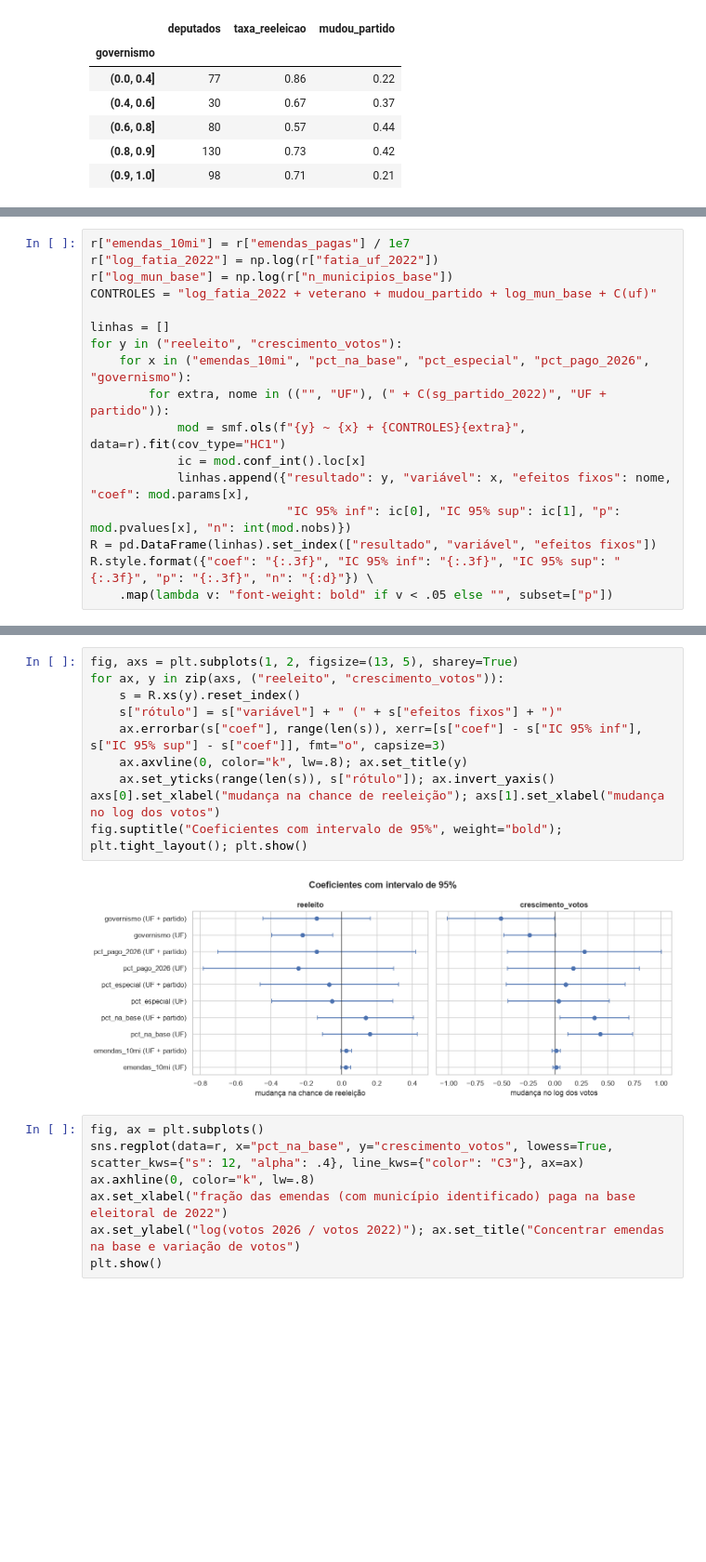
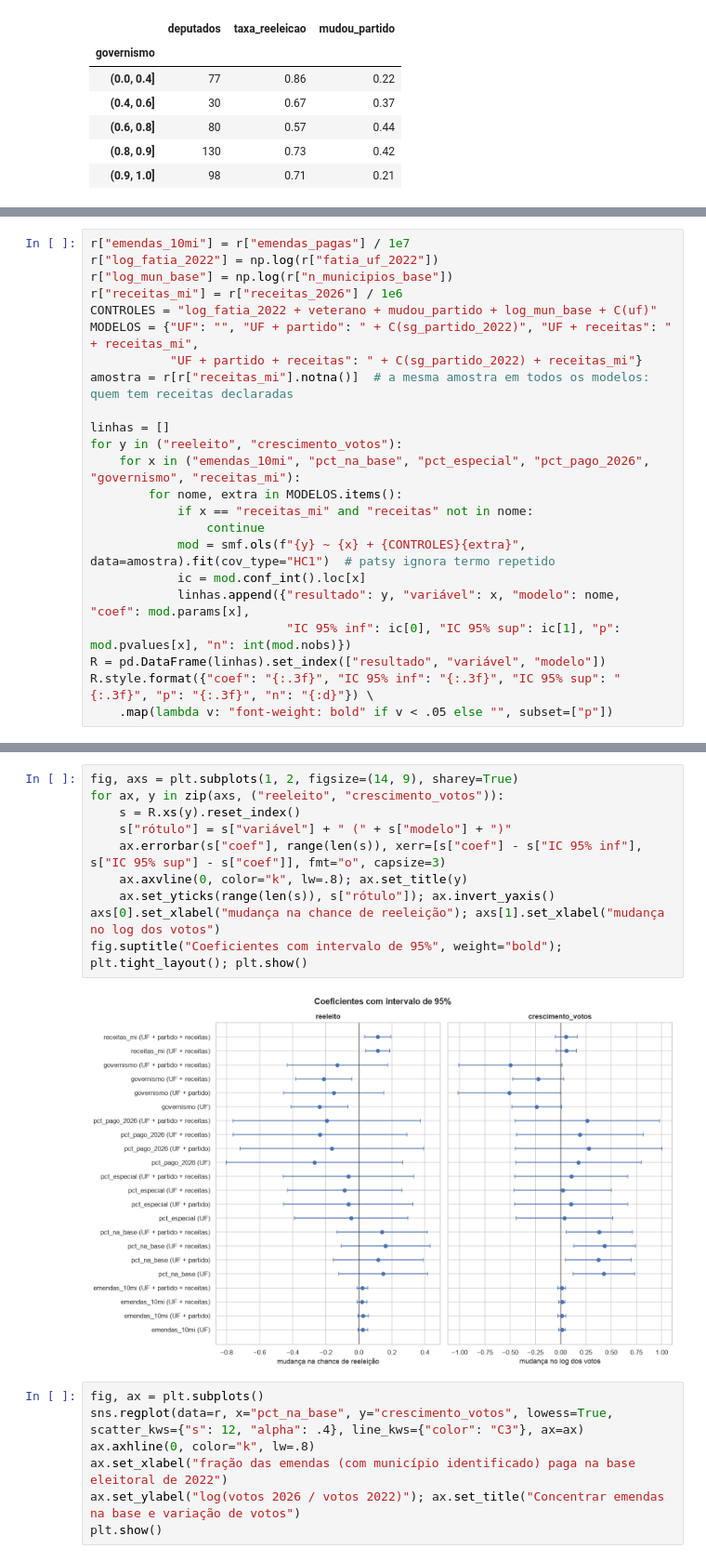
Before and after one commit to marcospflbarreto/eleicoes-2026, a Jupyter notebook: notebooks/04_emendas_reeleicao.ipynb, the cells around one changed output, grey strips where cells are left out. Shown at 93% size. Drawn from its saved outputs; the diff is of its cells as text; blank space fills up the shorter version.

```diff
--- a/notebooks/04_emendas_reeleicao.ipynb
+++ b/notebooks/04_emendas_reeleicao.ipynb
@@ -317,17 +353,23 @@ e efeitos fixos de UF. Erros-padrão robustos (HC1). `emendas_pagas` entra em R$
 r["emendas_10mi"] = r["emendas_pagas"] / 1e7
 r["log_fatia_2022"] = np.log(r["fatia_uf_2022"])
 r["log_mun_base"] = np.log(r["n_municipios_base"])
+r["receitas_mi"] = r["receitas_2026"] / 1e6
 CONTROLES = "log_fatia_2022 + veterano + mudou_partido + log_mun_base + C(uf)"
+MODELOS = {"UF": "", "UF + partido": " + C(sg_partido_2022)", "UF + receitas": " + receitas_mi",
+           "UF + partido + receitas": " + C(sg_partido_2022) + receitas_mi"}
+amostra = r[r["receitas_mi"].notna()]  # a mesma amostra em todos os modelos: quem tem receitas declaradas
 
 linhas = []
 for y in ("reeleito", "crescimento_votos"):
-    for x in ("emendas_10mi", "pct_na_base", "pct_especial", "pct_pago_2026", "governismo"):
-        for extra, nome in (("", "UF"), (" + C(sg_partido_2022)", "UF + partido")):
-            mod = smf.ols(f"{y} ~ {x} + {CONTROLES}{extra}", data=r).fit(cov_type="HC1")
+    for x in ("emendas_10mi", "pct_na_base", "pct_especial", "pct_pago_2026", "governismo", "receitas_mi"):
+        for nome, extra in MODELOS.items():
+            if x == "receitas_mi" and "receitas" not in nome:
+                continue
+            mod = smf.ols(f"{y} ~ {x} + {CONTROLES}{extra}", data=amostra).fit(cov_type="HC1")  # patsy ignora termo repetido
             ic = mod.conf_int().loc[x]
-            linhas.append({"resultado": y, "variável": x, "efeitos fixos": nome, "coef": mod.params[x],
+            linhas.append({"resultado": y, "variável": x, "modelo": nome, "coef": mod.params[x],
                            "IC 95% inf": ic[0], "IC 95% sup": ic[1], "p": mod.pvalues[x], "n": int(mod.nobs)})
-R = pd.DataFrame(linhas).set_index(["resultado", "variável", "efeitos fixos"])
+R = pd.DataFrame(linhas).set_index(["resultado", "variável", "modelo"])
 R.style.format({"coef": "{:.3f}", "IC 95% inf": "{:.3f}", "IC 95% sup": "{:.3f}", "p": "{:.3f}", "n": "{:d}"}) \
     .map(lambda v: "font-weight: bold" if v < .05 else "", subset=["p"])
 # %% [output]
@@ -352,15 +394,15 @@ R.style.format({"coef": "{:.3f}", "IC 95% inf": "{:.3f}", "IC 95% sup": "{:.3f}"
 # %%
-fig, axs = plt.subplots(1, 2, figsize=(13, 5), sharey=True)
+fig, axs = plt.subplots(1, 2, figsize=(14, 9), sharey=True)
 for ax, y in zip(axs, ("reeleito", "crescimento_votos")):
     s = R.xs(y).reset_index()
-    s["rótulo"] = s["variável"] + " (" + s["efeitos fixos"] + ")"
+    s["rótulo"] = s["variável"] + " (" + s["modelo"] + ")"
     ax.errorbar(s["coef"], range(len(s)), xerr=[s["coef"] - s["IC 95% inf"], s["IC 95% sup"] - s["coef"]], fmt="o", capsize=3)
     ax.axvline(0, color="k", lw=.8); ax.set_title(y)
     ax.set_yticks(range(len(s)), s["rótulo"]); ax.invert_yaxis()
 axs[0].set_xlabel("mudança na chance de reeleição"); axs[1].set_xlabel("mudança no log dos votos")
 fig.suptitle("Coeficientes com intervalo de 95%", weight="bold"); plt.tight_layout(); plt.show()
 # %% [output]
-[figure, old version]
+[figure, new version]
 # %%
 fig, ax = plt.subplots()
 sns.regplot(data=r, x="pct_na_base", y="crescimento_votos", lowess=True, scatter_kws={"s": 12, "alpha": .4}, line_kws={"color": "C3"}, ax=ax)
```
Also changed, not shown: parts of 7 cells of this notebook, 12 other files.
